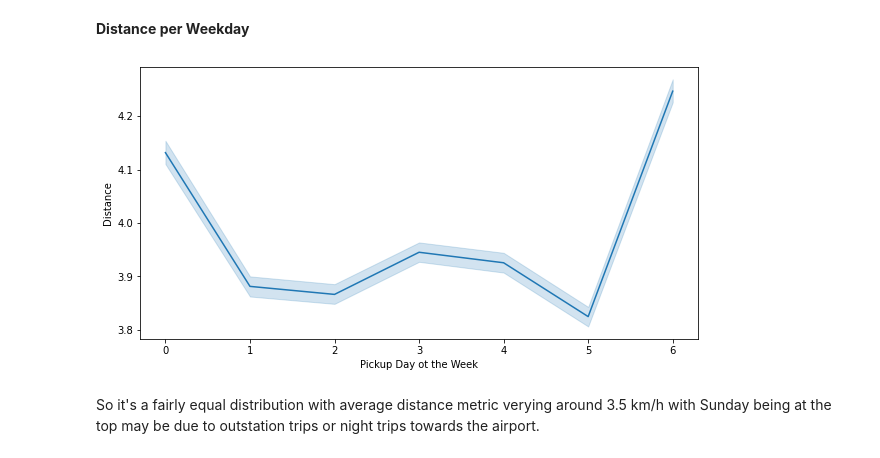
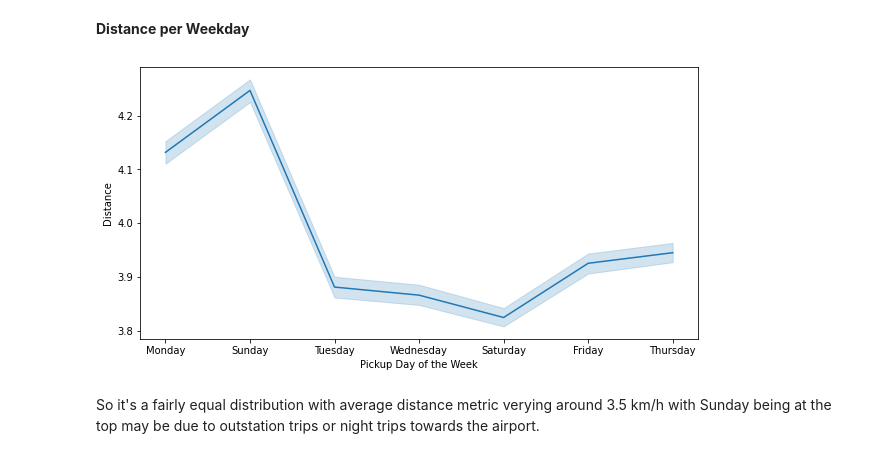
Before and after one commit to Manass20/NYC-Taxi-Trip-Time-Prediction---Capstone-Project, a Jupyter notebook: NYC_Taxi_Trip_Time_Prediction_Capstone_Project.ipynb, the cells around one changed output. Drawn from its saved outputs; the diff is of its cells as text; code cells hidden in the pictures.

```diff
--- a/NYC_Taxi_Trip_Time_Prediction_Capstone_Project.ipynb
+++ b/NYC_Taxi_Trip_Time_Prediction_Capstone_Project.ipynb
@@ -741,12 +741,12 @@ It starts increasing gradually towards the late night hours starting from evenin
 **Distance per Weekday**
 # %%
 plt.figure(figsize = (10,5))
-sns.lineplot(x='pickup_weekday_num', y='distance',data=data)
+sns.lineplot(x='pickup_weekday', y='distance',data=data)
 plt.ylabel('Distance')
-plt.xlabel('Pickup Day ot the Week')
+plt.xlabel('Pickup Day of the Week')
 plt.show()
 # %% [output]
-[figure, old version]
+[figure, new version]
 # %% [markdown]
 So it's a fairly equal distribution with average distance metric verying around 3.5 km/h with Sunday being at the top may be due to outstation trips or night trips towards the airport.
 # %% [markdown]
```
Also changed, not shown: parts of 25 cells of this notebook.
